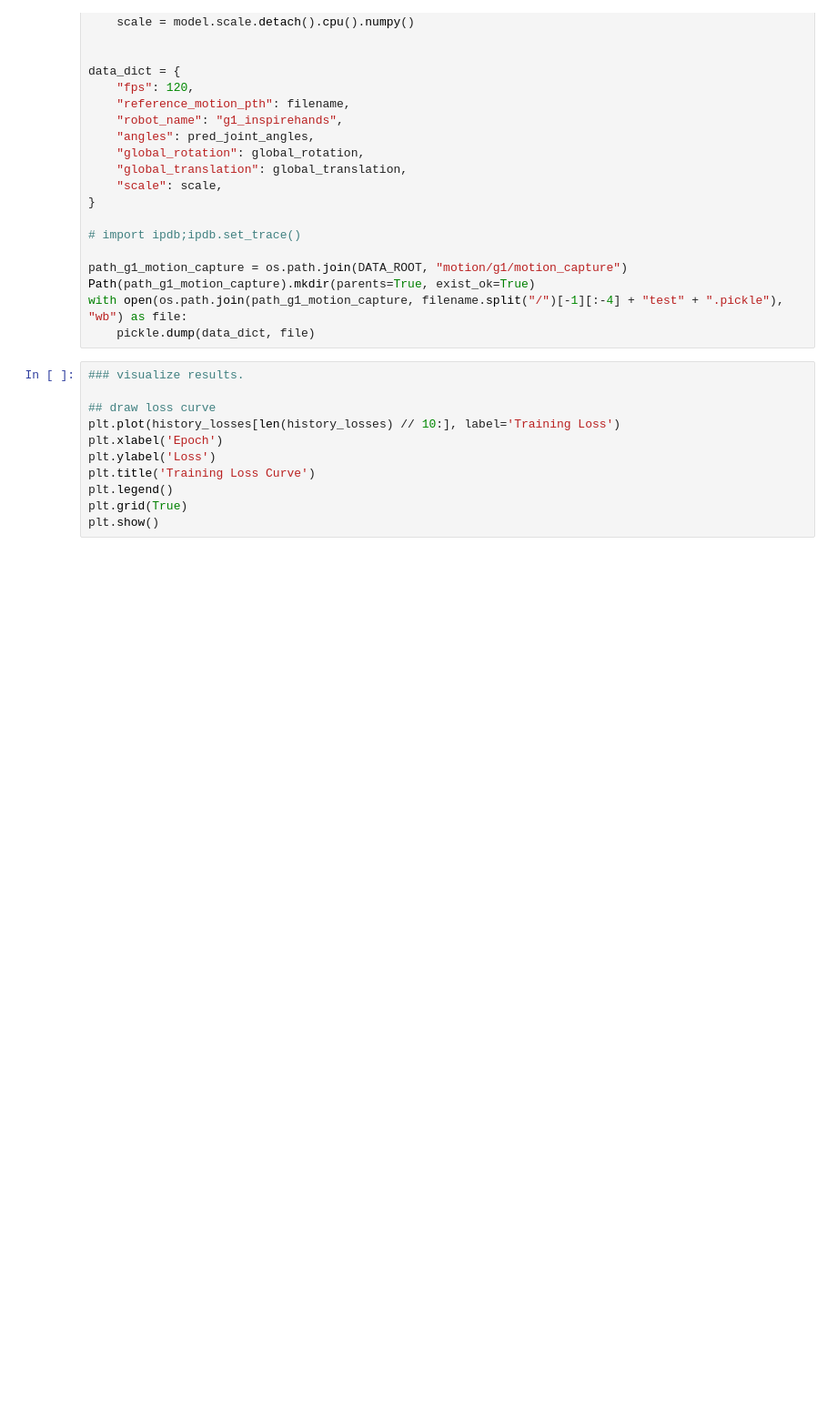
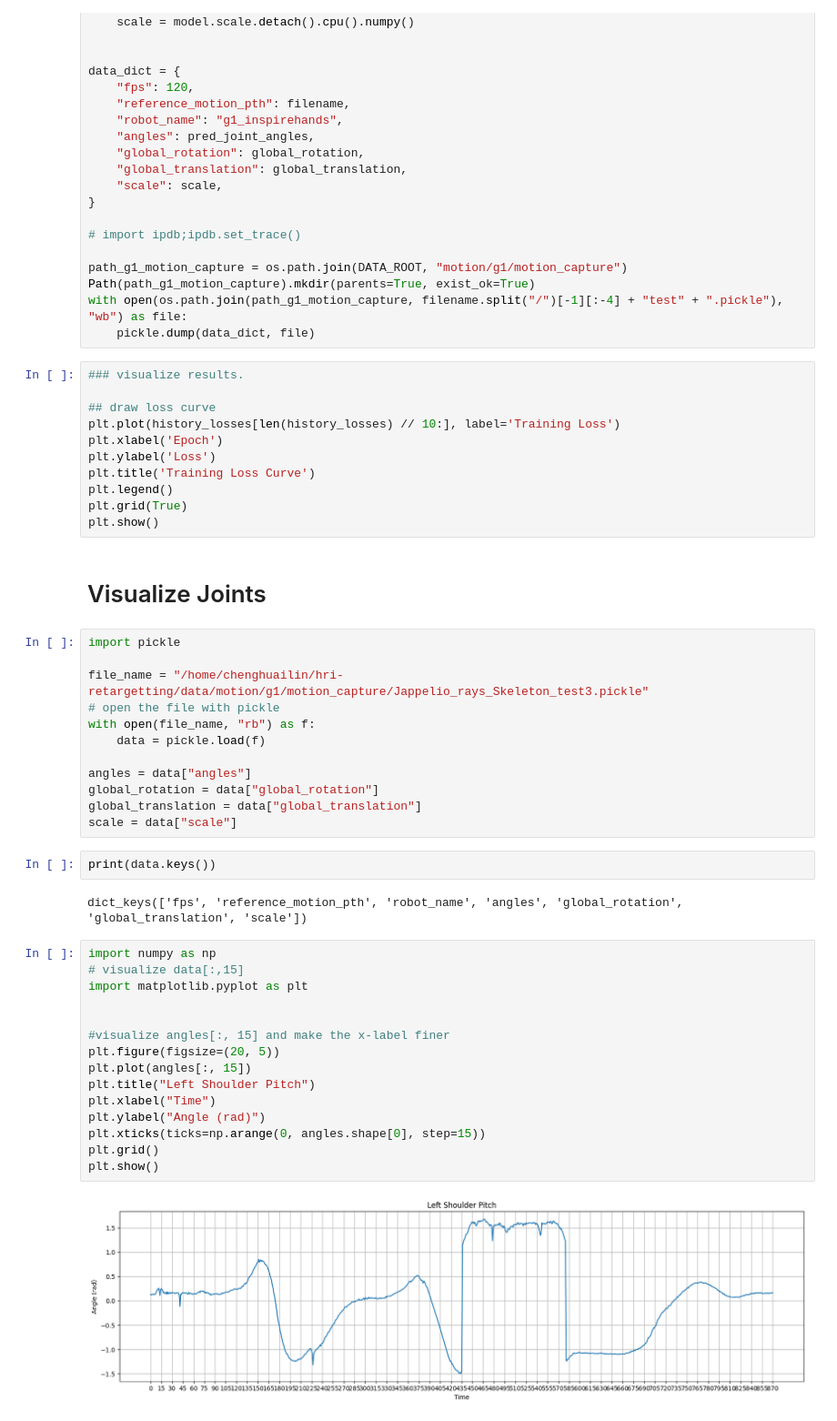
Before and after one commit to chenghuailin/hri-retargetting, a Jupyter notebook: HRI_retarget/retarget/debug.ipynb, the cells around one changed output. Shown at 91% size. Saved outputs shown, nothing was run; the diff lists cells and outputs as text; blank space fills up the shorter version.

Commit message:
Add visualization for debugging

```diff
--- a/HRI_retarget/retarget/debug.ipynb
+++ b/HRI_retarget/retarget/debug.ipynb
@@ -136,3 +136,38 @@ plt.title('Training Loss Curve')
 plt.legend()
 plt.grid(True)
 plt.show()
+# %% [markdown]
+# Visualize Joints
+# %%
+import pickle
+
+file_name = "/home/chenghuailin/hri-retargetting/data/motion/g1/motion_capture/Jappelio_rays_Skeleton_test3.pickle"
+# open the file with pickle
+with open(file_name, "rb") as f:
+    data = pickle.load(f)
+
+angles = data["angles"]
+global_rotation = data["global_rotation"]
+global_translation = data["global_translation"]
+scale = data["scale"]
+# %%
+print(data.keys())
+# %% [output]
+dict_keys(['fps', 'reference_motion_pth', 'robot_name', 'angles', 'global_rotation', 'global_translation', 'scale'])
+# %%
+import numpy as np
+# visualize data[:,15]
+import matplotlib.pyplot as plt
+
+
+#visualize angles[:, 15] and make the x-label finer
+plt.figure(figsize=(20, 5))
+plt.plot(angles[:, 15])
+plt.title("Left Shoulder Pitch")
+plt.xlabel("Time")
+plt.ylabel("Angle (rad)")
+plt.xticks(ticks=np.arange(0, angles.shape[0], step=15))
+plt.grid()
+plt.show()
+# %% [output]
+[figure, added]
```
Also changed, not shown: parts of 2 cells of this notebook.
